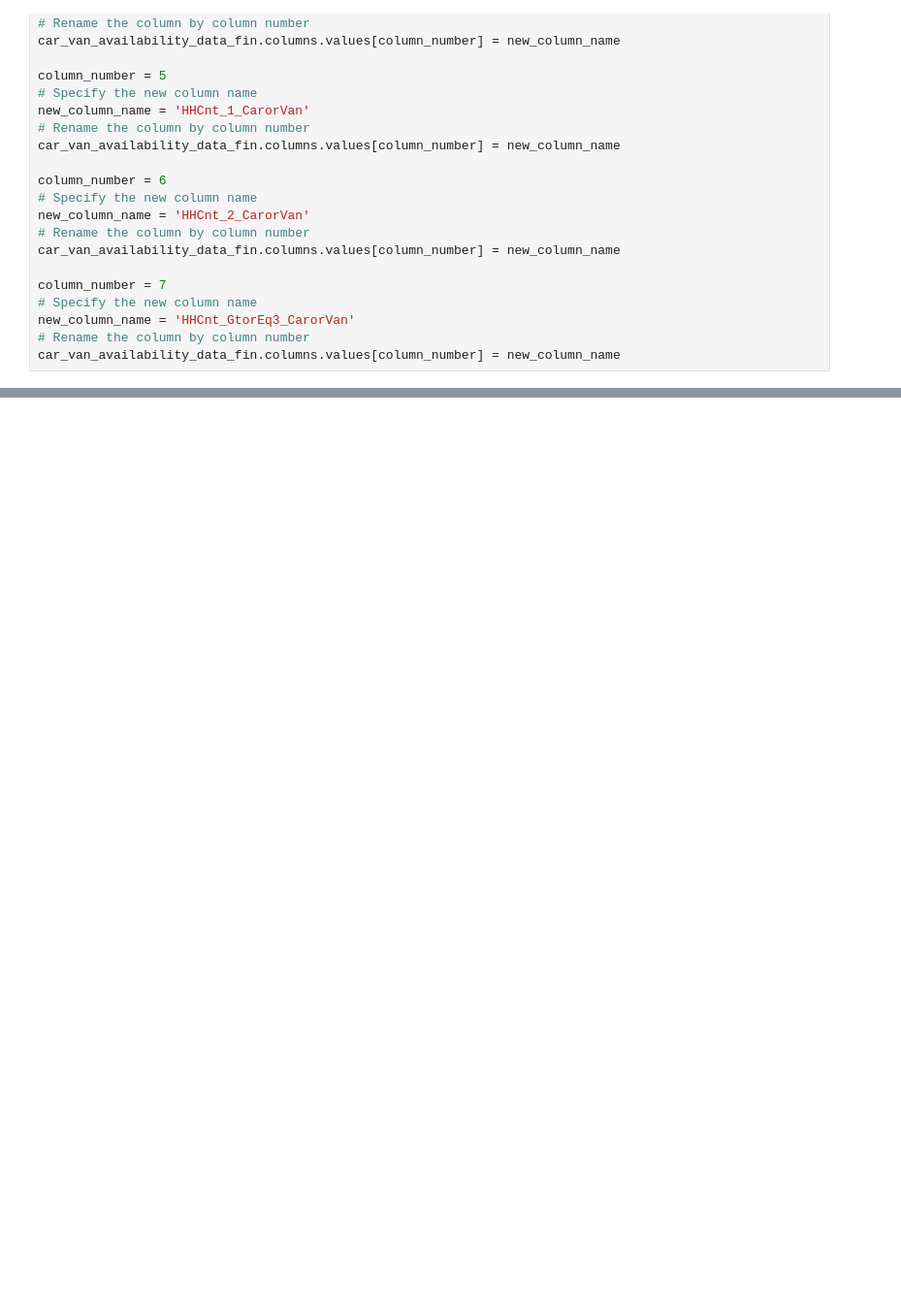
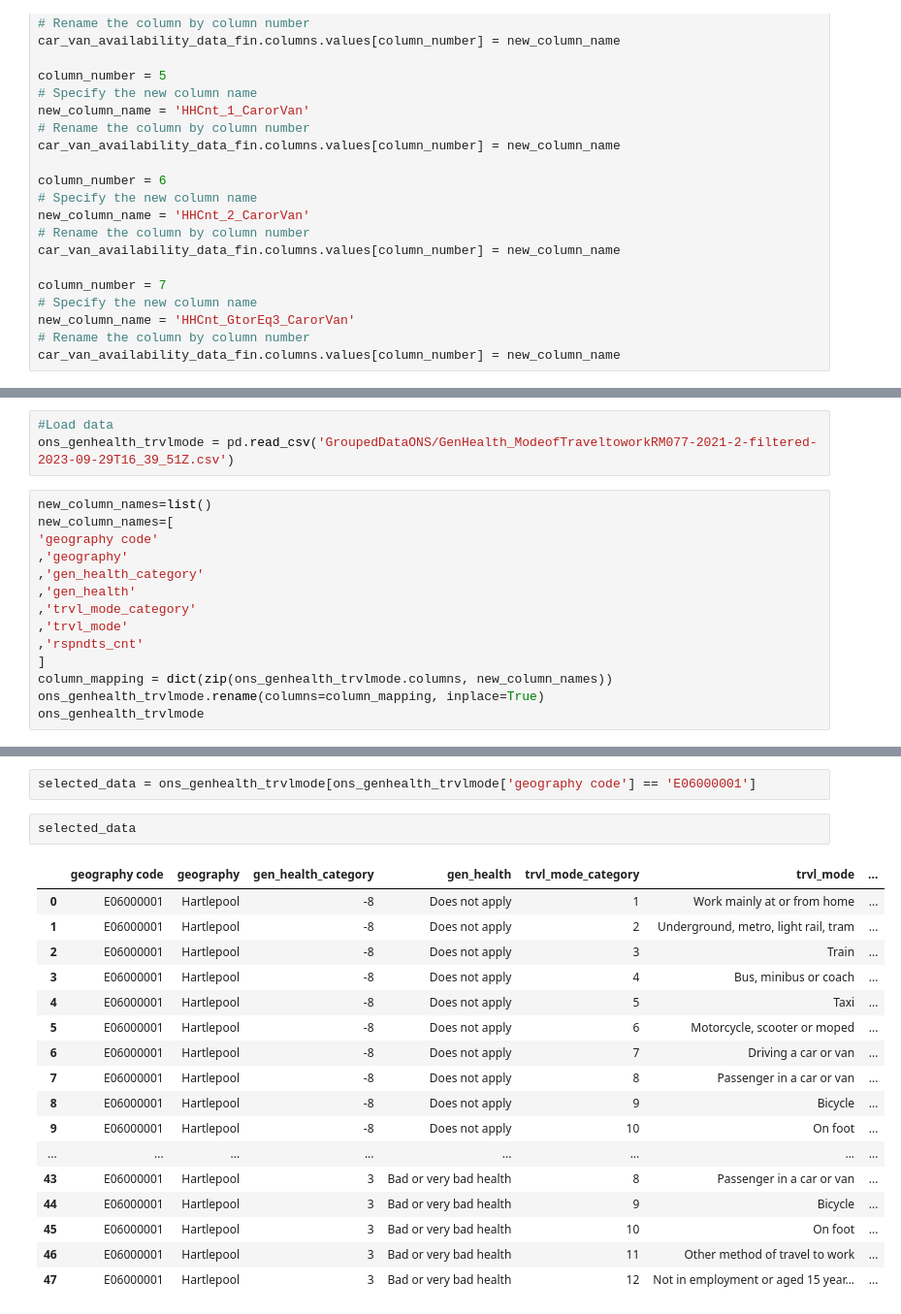
Before and after one commit to NamiJose/Dissertation, a Jupyter notebook: dataload.ipynb, the cells around one changed output, grey strips where cells are left out. Shown: that part at 97% size. Cells and saved outputs as stored; diff of their text form; blank space fills up the shorter version.

```diff
--- a/dataload.ipynb
+++ b/dataload.ipynb
@@ -404,0 +737,17 @@ occupation_data_fin.rename(columns=column_mapping, inplace=True)
+# %%
+#Load data
+ons_genhealth_trvlmode = pd.read_csv('GroupedDataONS/GenHealth_ModeofTraveltoworkRM077-2021-2-filtered-2023-09-29T16_39_51Z.csv')
+# %%
+new_column_names=list()
+new_column_names=[
+'geography code'
+,'geography'
+,'gen_health_category'
+,'gen_health'
+,'trvl_mode_category'
+,'trvl_mode'
+,'rspndts_cnt'
+]
+column_mapping = dict(zip(ons_genhealth_trvlmode.columns, new_column_names))
+ons_genhealth_trvlmode.rename(columns=column_mapping, inplace=True)
+ons_genhealth_trvlmode
@@ -404,0 +768,22 @@ occupation_data_fin.rename(columns=column_mapping, inplace=True)
+# %%
+selected_data = ons_genhealth_trvlmode[ons_genhealth_trvlmode['geography code'] == 'E06000001']
+# %%
+selected_data
+# %% [output]
+|  | geography code | geography | gen_health_category | gen_health | trvl_mode_category | trvl_mode | ... |
+| 0 | E06000001 | Hartlepool | -8 | Does not apply | 1 | Work mainly at or from home | ... |
+| 1 | E06000001 | Hartlepool | -8 | Does not apply | 2 | Underground, metro, light rail, tram | ... |
+| 2 | E06000001 | Hartlepool | -8 | Does not apply | 3 | Train | ... |
+| 3 | E06000001 | Hartlepool | -8 | Does not apply | 4 | Bus, minibus or coach | ... |
+| 4 | E06000001 | Hartlepool | -8 | Does not apply | 5 | Taxi | ... |
+| 5 | E06000001 | Hartlepool | -8 | Does not apply | 6 | Motorcycle, scooter or moped | ... |
+| 6 | E06000001 | Hartlepool | -8 | Does not apply | 7 | Driving a car or van | ... |
+| 7 | E06000001 | Hartlepool | -8 | Does not apply | 8 | Passenger in a car or van | ... |
+| 8 | E06000001 | Hartlepool | -8 | Does not apply | 9 | Bicycle | ... |
+| 9 | E06000001 | Hartlepool | -8 | Does not apply | 10 | On foot | ... |
+| ... | ... | ... | ... | ... | ... | ... | ... |
+| 43 | E06000001 | Hartlepool | 3 | Bad or very bad health | 8 | Passenger in a car or van | ... |
+| 44 | E06000001 | Hartlepool | 3 | Bad or very bad health | 9 | Bicycle | ... |
+| 45 | E06000001 | Hartlepool | 3 | Bad or very bad health | 10 | On foot | ... |
+| 46 | E06000001 | Hartlepool | 3 | Bad or very bad health | 11 | Other method of travel to work | ... |
+| 47 | E06000001 | Hartlepool | 3 | Bad or very bad health | 12 | Not in employment or aged 15 year... | ... |
```
Also changed, not shown: parts of 35 cells of this notebook, 8 other files.
